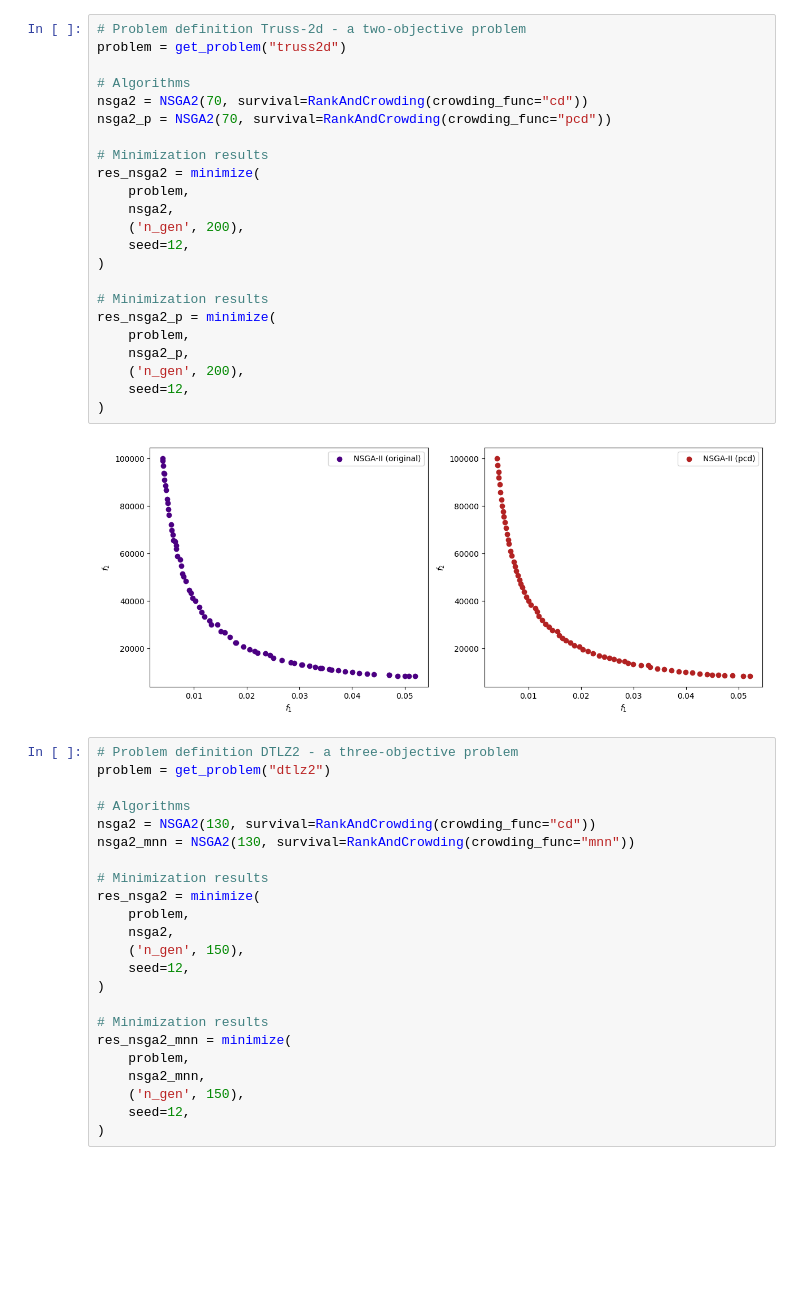
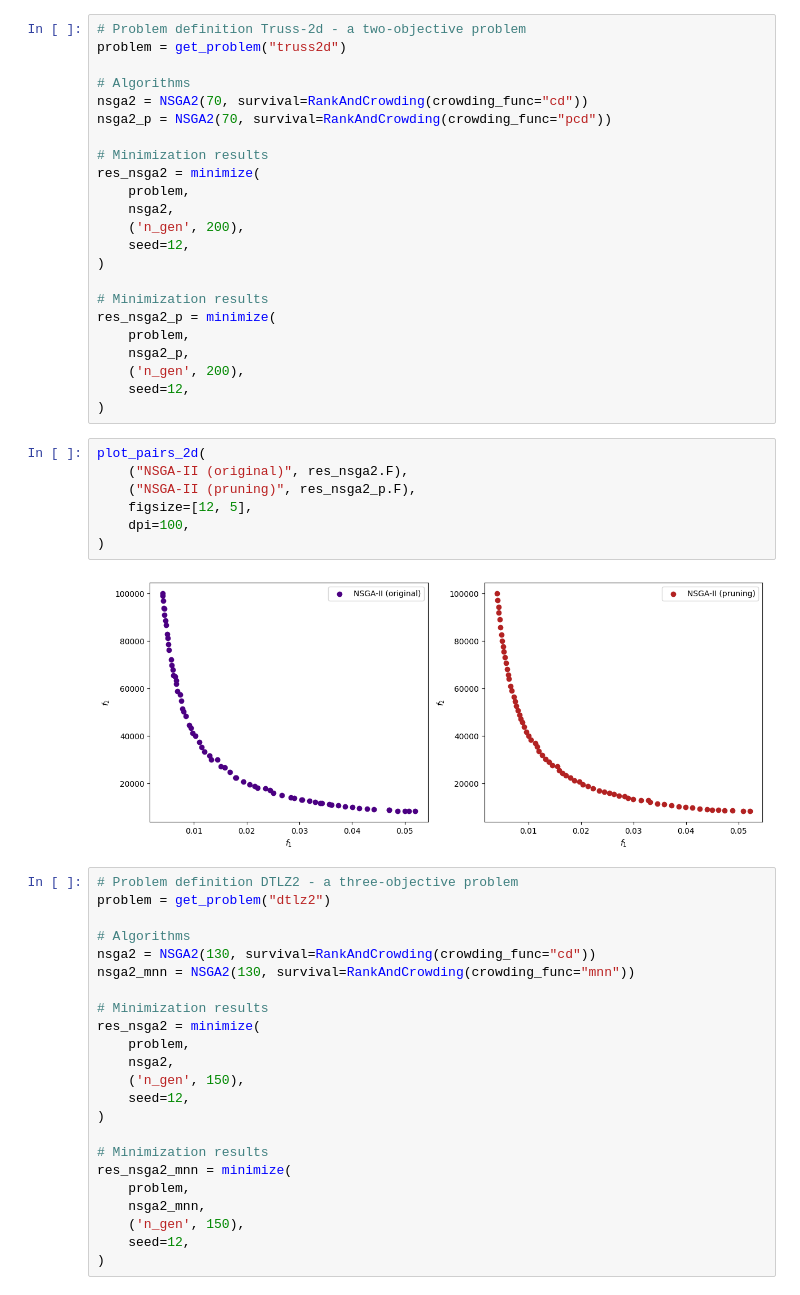
Before and after one commit to anyoptimization/pymoo, a Jupyter notebook: docs/source/operators/survival.ipynb, the cells around one changed output. Drawn from its saved outputs; the diff is of its cells as text; blank space fills up the shorter version.

Commit message:
DOCS plots for rank and crowding

```diff
--- a/docs/source/operators/survival.ipynb
+++ b/docs/source/operators/survival.ipynb
@@ -54,8 +54,15 @@ res_nsga2_p = minimize(
     ('n_gen', 200),
     seed=12,
 )
-# %% [markdown]
-![image.png](attachment:image.png)
+# %%
+plot_pairs_2d(
+    ("NSGA-II (original)", res_nsga2.F),
+    ("NSGA-II (pruning)", res_nsga2_p.F),
+    figsize=[12, 5],
+    dpi=100,
+)
+# %% [output]
+[figure, added]
 # %%
 # Problem definition DTLZ2 - a three-objective problem
 problem = get_problem("dtlz2")
```
Also changed, not shown: parts of 6 cells of this notebook, 1 other file.
